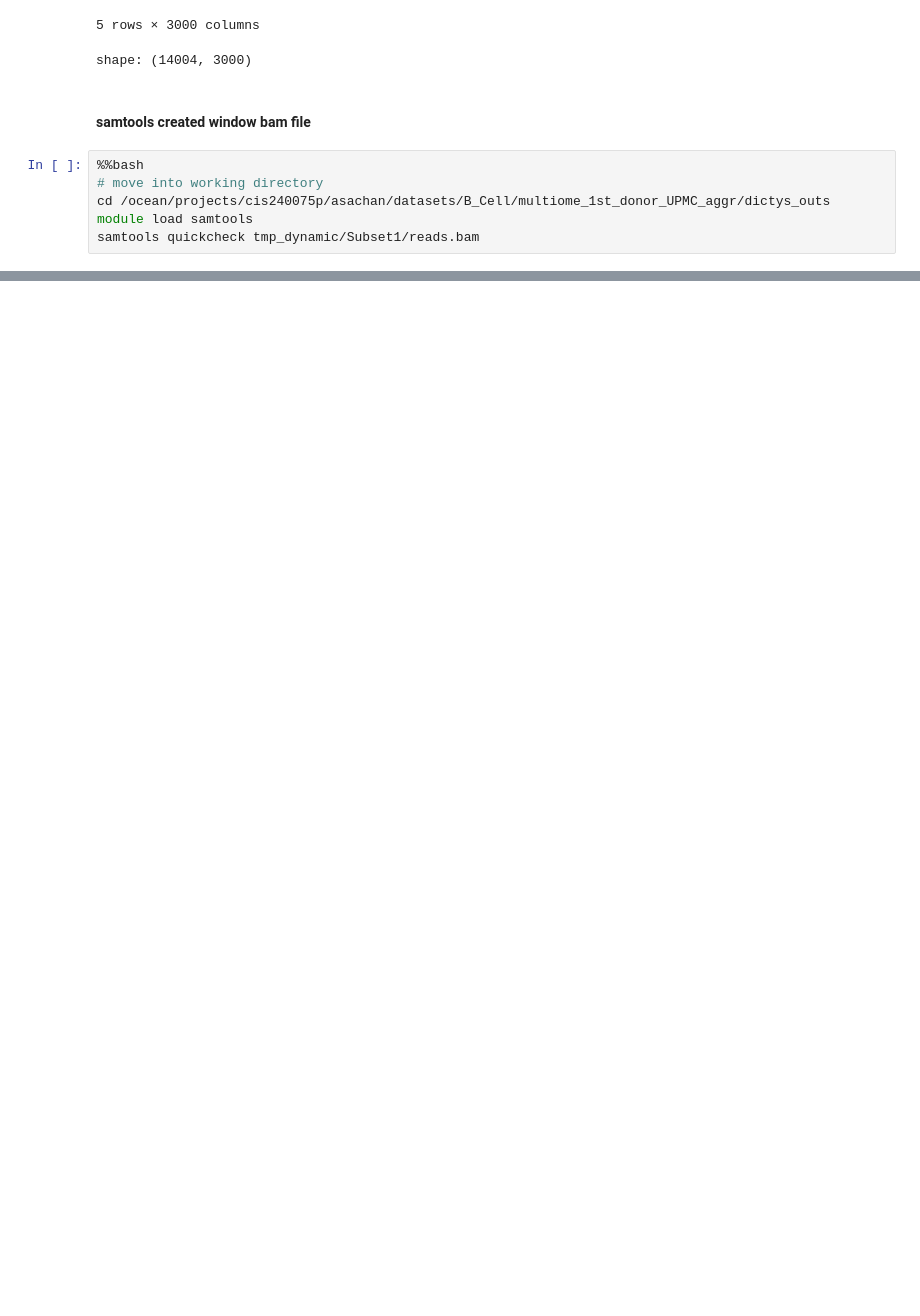
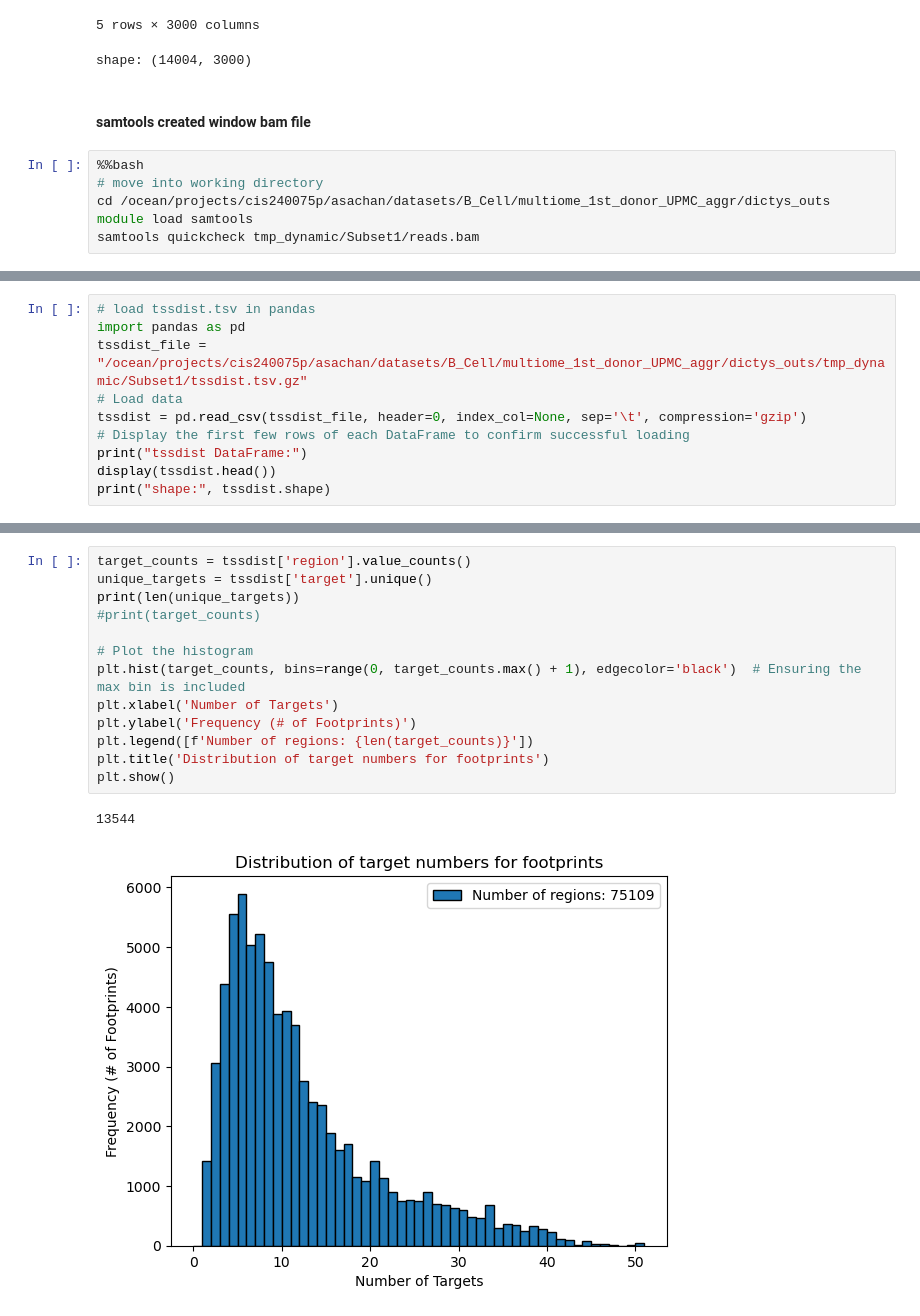
Before and after one commit to akanksha-sachan/B_Cell_States, a Jupyter notebook: multiome_dictys/py_scripts/data_prep_and_checks.ipynb, the cells around one changed output, grey strips where cells are left out. Drawn from its saved outputs; the diff is of its cells as text; blank space fills up the shorter version.

```diff
--- a/multiome_dictys/py_scripts/data_prep_and_checks.ipynb
+++ b/multiome_dictys/py_scripts/data_prep_and_checks.ipynb
@@ -900,0 +1125,10 @@ samtools quickcheck tmp_dynamic/Subset1/reads.bam
+# %%
+# load tssdist.tsv in pandas
+import pandas as pd
+tssdist_file = "/ocean/projects/cis240075p/asachan/datasets/B_Cell/multiome_1st_donor_UPMC_aggr/dictys_outs/tmp_dynamic/Subset1/tssdist.tsv.gz"
+# Load data
+tssdist = pd.read_csv(tssdist_file, header=0, index_col=None, sep='\t', compression='gzip')
+# Display the first few rows of each DataFrame to confirm successful loading
+print("tssdist DataFrame:")
+display(tssdist.head())
+print("shape:", tssdist.shape)
@@ -900,0 +1144,16 @@ samtools quickcheck tmp_dynamic/Subset1/reads.bam
+# %%
+target_counts = tssdist['region'].value_counts()
+unique_targets = tssdist['target'].unique()
+print(len(unique_targets))
+#print(target_counts)
+
+# Plot the histogram
+plt.hist(target_counts, bins=range(0, target_counts.max() + 1), edgecolor='black')  # Ensuring the max bin is included
+plt.xlabel('Number of Targets')
+plt.ylabel('Frequency (# of Footprints)')
+plt.legend([f'Number of regions: {len(target_counts)}'])
+plt.title('Distribution of target numbers for footprints')
+plt.show()
+# %% [output]
+13544
+[figure, added]
```
Also changed, not shown: parts of 18 cells of this notebook, 1 other file.
